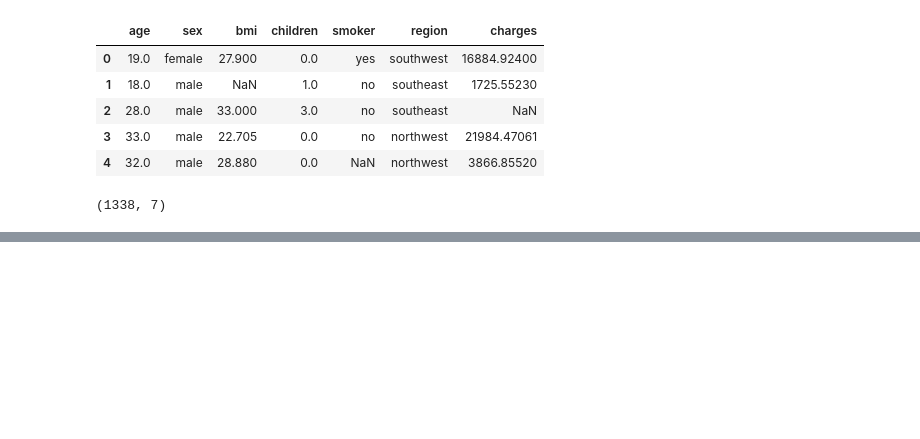
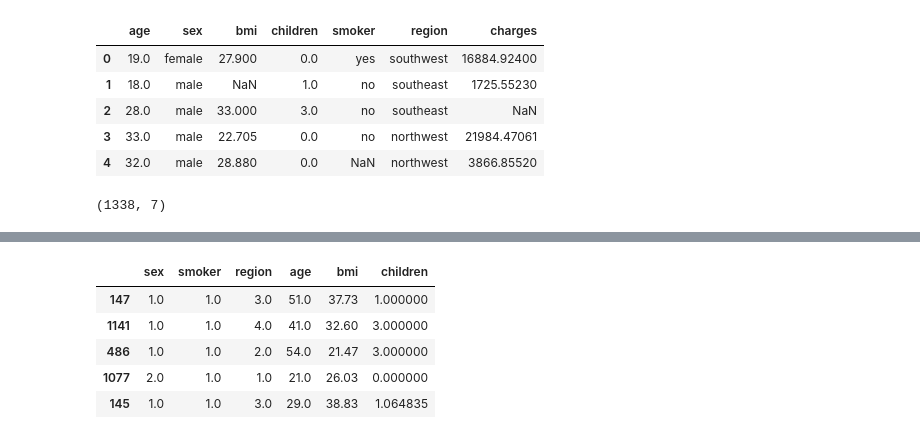
Before and after one commit to 22f2000792/MLP-prac, a Jupyter notebook: practice_books.ipynb, the cells around one changed output, grey strips where cells are left out. Saved outputs shown, nothing was run; the diff lists cells and outputs as text; code cells hidden in the pictures; blank space fills up the shorter version.

```diff
--- a/practice_books.ipynb
+++ b/practice_books.ipynb
@@ -66,0 +152,10 @@ TypeError: All estimators should implement fit and transform, or can be 'drop' o
+# %%
+from sklearn.preprocessing import LabelEncoder, OrdinalEncoder, StandardScaler
+# Corrected categorical attributes
+cat_attr=['sex','smoker','region'] # Changed 'religion' to 'region'
+
+# Use OrdinalEncoder for multiple categorical features in a pipeline
+encoder_pipeline=Pipeline([
+    ('cat_encoder', OrdinalEncoder(handle_unknown='use_encoded_value', unknown_value=-1)), # Added handle_unknown for robustness
+])
+encoder_pipeline
@@ -66,0 +166,3 @@ TypeError: All estimators should implement fit and transform, or can be 'drop' o
+# %%
+preprocessor_cat=ColumnTransformer(transformers=[('categorical_encoding_scaling', encoder_pipeline, cat_attr)],remainder='passthrough',verbose_feature_names_out=False).set_output(transform='pandas')
+preprocessor_cat
@@ -66,0 +177,10 @@ TypeError: All estimators should implement fit and transform, or can be 'drop' o
+# %%
+X_train=preprocessor_cat.fit_transform(X_train)
+X_train.head()
+# %% [output]
+|  | sex | smoker | region | age | bmi | children |
+| 147 | 1.0 | 1.0 | 3.0 | 51.0 | 37.73 | 1.000000 |
+| 1141 | 1.0 | 1.0 | 4.0 | 41.0 | 32.60 | 3.000000 |
+| 486 | 1.0 | 1.0 | 2.0 | 54.0 | 21.47 | 3.000000 |
+| 1077 | 2.0 | 1.0 | 1.0 | 21.0 | 26.03 | 0.000000 |
+| 145 | 1.0 | 1.0 | 3.0 | 29.0 | 38.83 | 1.064835 |
```
Also changed, not shown: parts of 21 cells of this notebook.
